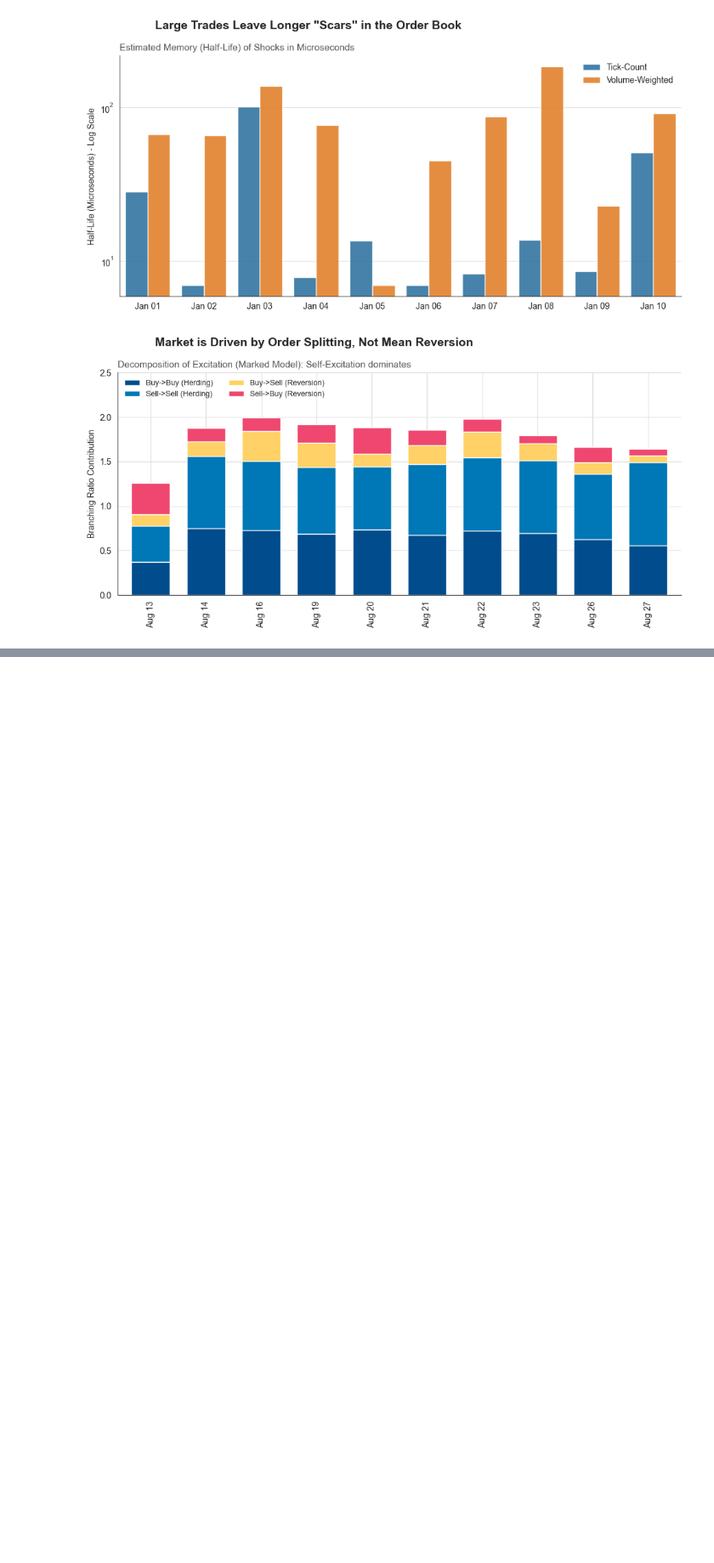
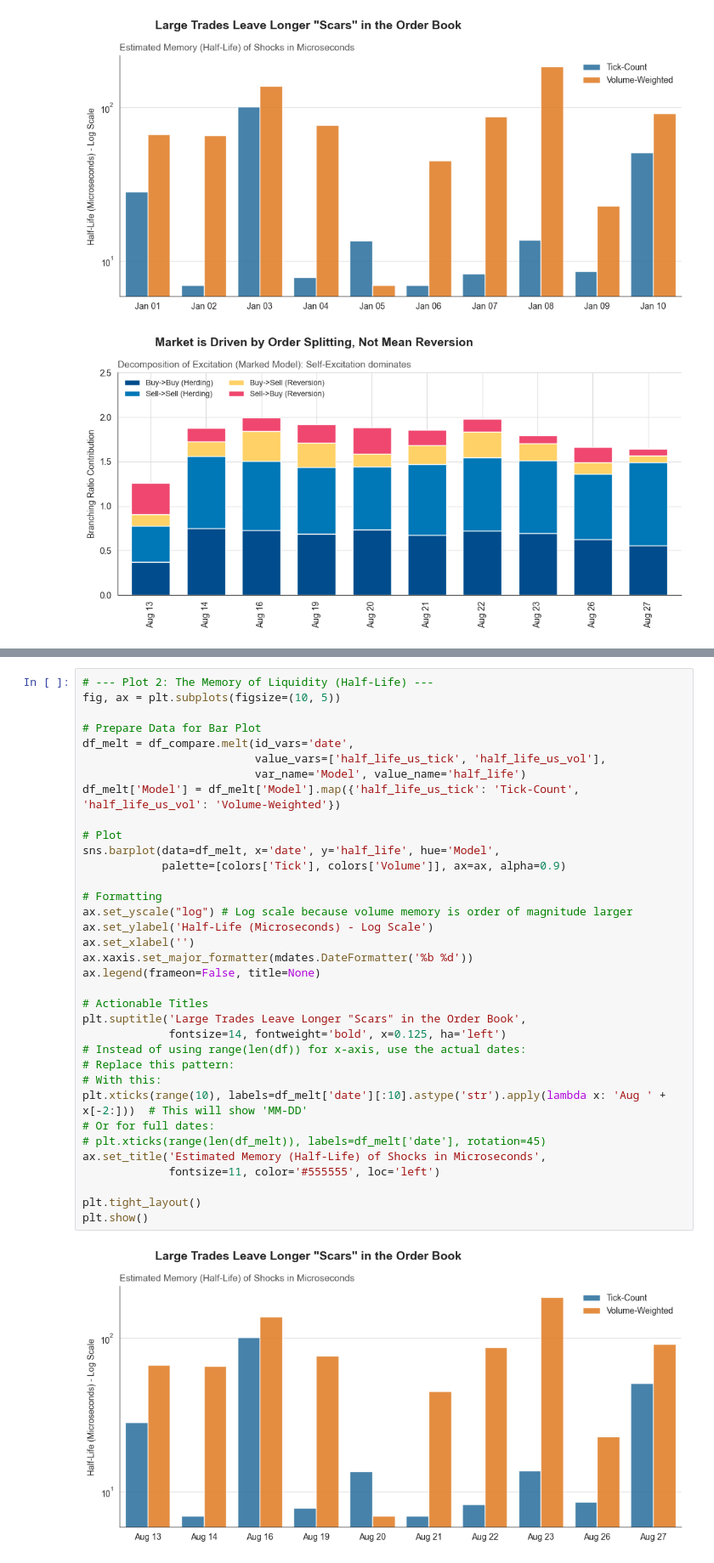
Before and after one commit to irfanthayyil/Hawkes_Modeling, a Jupyter notebook: notebooks/04_Visualization.ipynb, the cells around one changed output, grey strips where cells are left out. Shown: that part at 85% size. Drawn from its saved outputs; the diff is of its cells as text; blank space fills up the shorter version.

```diff
--- a/notebooks/04_Visualization.ipynb
+++ b/notebooks/04_Visualization.ipynb
@@ -160,0 +201,37 @@ plt.show()
+# %%
+# --- Plot 2: The Memory of Liquidity (Half-Life) ---
+fig, ax = plt.subplots(figsize=(10, 5))
+
+# Prepare Data for Bar Plot
+df_melt = df_compare.melt(id_vars='date',
+                          value_vars=['half_life_us_tick', 'half_life_us_vol'],
+                          var_name='Model', value_name='half_life')
+df_melt['Model'] = df_melt['Model'].map({'half_life_us_tick': 'Tick-Count', 'half_life_us_vol': 'Volume-Weighted'})
+
+# Plot
+sns.barplot(data=df_melt, x='date', y='half_life', hue='Model',
+            palette=[colors['Tick'], colors['Volume']], ax=ax, alpha=0.9)
+
+# Formatting
+ax.set_yscale("log") # Log scale because volume memory is order of magnitude larger
+ax.set_ylabel('Half-Life (Microseconds) - Log Scale')
+ax.set_xlabel('')
+ax.xaxis.set_major_formatter(mdates.DateFormatter('%b %d'))
+ax.legend(frameon=False, title=None)
+
+# Actionable Titles
+plt.suptitle('Large Trades Leave Longer "Scars" in the Order Book',
+             fontsize=14, fontweight='bold', x=0.125, ha='left')
+# Instead of using range(len(df)) for x-axis, use the actual dates:
+# Replace this pattern:
+# With this:
+plt.xticks(range(10), labels=df_melt['date'][:10].astype('str').apply(lambda x: 'Aug ' + x[-2:]))  # This will show 'MM-DD'
+# Or for full dates:
+# plt.xticks(range(len(df_melt)), labels=df_melt['date'], rotation=45)
+ax.set_title('Estimated Memory (Half-Life) of Shocks in Microseconds',
+             fontsize=11, color='#555555', loc='left')
+
+plt.tight_layout()
+plt.show()
+# %% [output]
+[figure, added]
```
Also changed, not shown: parts of 4 cells of this notebook, 3 other files.
